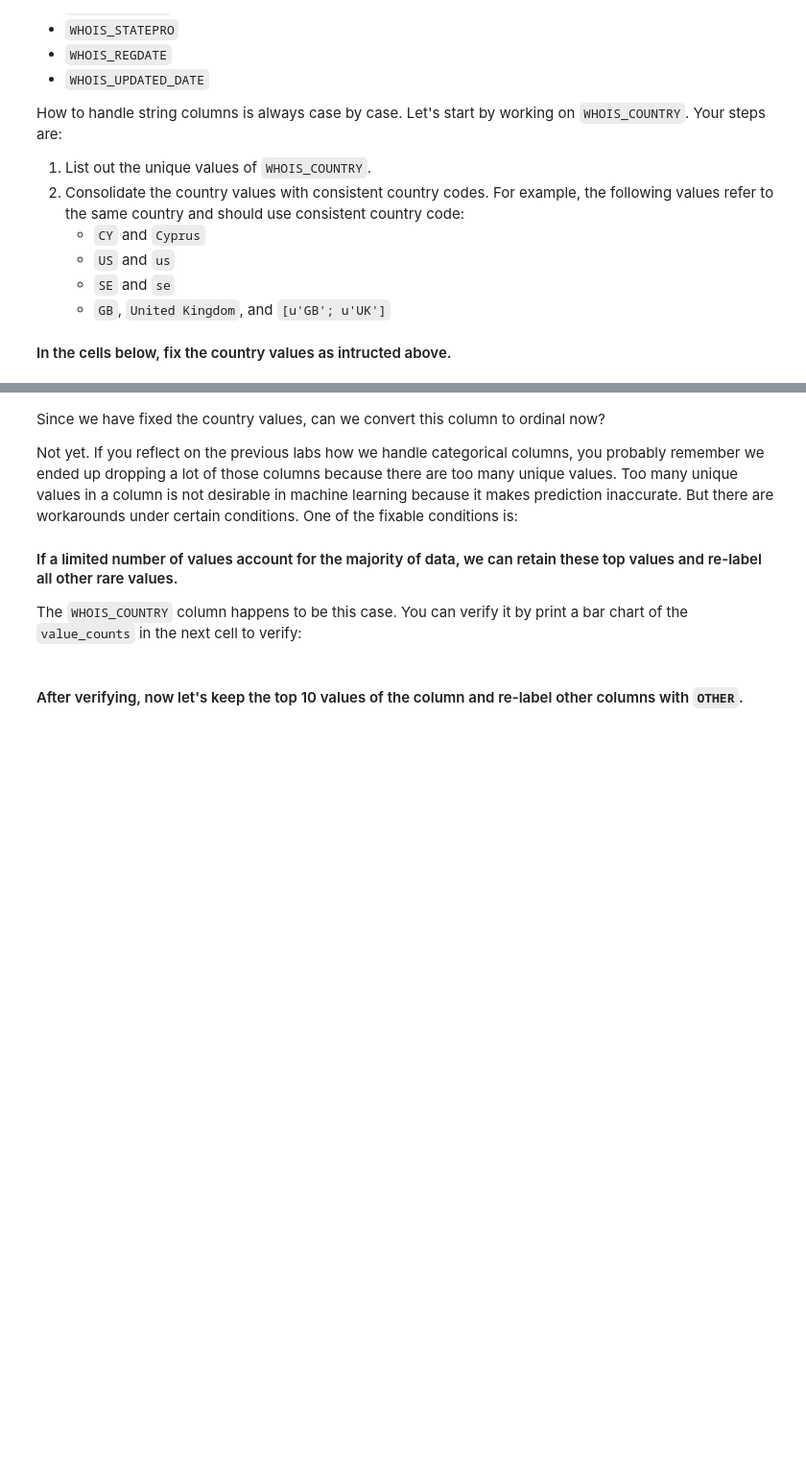
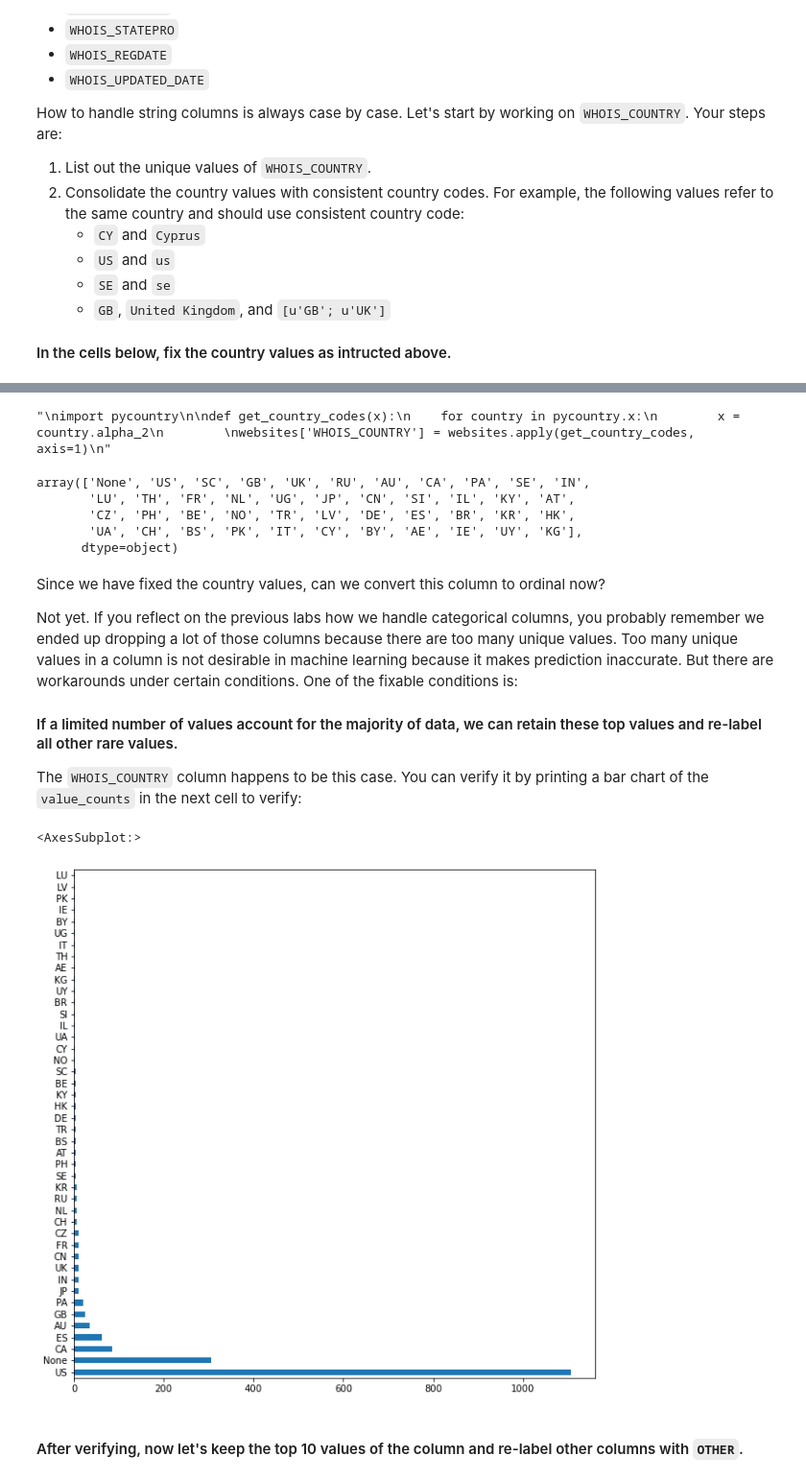
Before and after one commit to ta-data-remote/lab-supervised-learning, a Jupyter notebook: your-code/main.ipynb, the cells around one changed output, grey strips where cells are left out. Shown at 96% size. Cells and saved outputs as stored; diff of their text form; code cells hidden in the pictures; blank space fills up the shorter version.

```diff
--- a/your-code/main.ipynb
+++ b/your-code/main.ipynb
@@ -116,3 +253,28 @@ How to handle string columns is always case by case. Let's start by working on `
+# %%
+'''
+import pycountry
+
+def get_country_codes(x):
+    for country in pycountry.x:
+        x = country.alpha_2
+
+websites['WHOIS_COUNTRY'] = websites.apply(get_country_codes, axis=1)
+'''
+# %% [output]
+"\nimport pycountry\n\ndef get_country_codes(x):\n    for country in pycountry.x:\n        x = country.alpha_2\n        \nwebsites['WHOIS_COUNTRY'] = websites.apply(get_country_codes, axis=1)\n"
+# %%
+websites['WHOIS_COUNTRY'] = websites['WHOIS_COUNTRY'].apply(lambda x: x.replace(';', ''))
+# %%
+websites['WHOIS_COUNTRY'] = websites['WHOIS_COUNTRY'].replace({'Cyprus': 'CY', 'us': 'US', 'se': 'SE',
+                                                   'United Kingdom': 'GB', '[u\'GB\' u\'UK\']': 'GB', 'ru': 'RU'})
+# %%
+websites['WHOIS_COUNTRY'].unique()
+# %% [output]
+array(['None', 'US', 'SC', 'GB', 'UK', 'RU', 'AU', 'CA', 'PA', 'SE', 'IN',
+       'LU', 'TH', 'FR', 'NL', 'UG', 'JP', 'CN', 'SI', 'IL', 'KY', 'AT',
+       'CZ', 'PH', 'BE', 'NO', 'TR', 'LV', 'DE', 'ES', 'BR', 'KR', 'HK',
+       'UA', 'CH', 'BS', 'PK', 'IT', 'CY', 'BY', 'AE', 'IE', 'UY', 'KG'],
+      dtype=object)
 # %% [markdown]
 Since we have fixed the country values, can we convert this column to ordinal now?
 
@@ -120,4 +282,4 @@ Not yet. If you reflect on the previous labs how we handle categorical columns,
 
 #### If a limited number of values account for the majority of data, we can retain these top values and re-label all other rare values.
 
-The `WHOIS_COUNTRY` column happens to be this case. You can verify it by print a bar chart of the `value_counts` in the next cell to verify:
+The `WHOIS_COUNTRY` column happens to be this case. You can verify it by printing a bar chart of the `value_counts` in the next cell to verify:
@@ -126,2 +286,8 @@ The `WHOIS_COUNTRY` column happens to be this case. You can verify it by print a
+# %%
+plt.figure(figsize=(10, 10))
+websites['WHOIS_COUNTRY'].value_counts().plot(kind='barh')
+# %% [output]
+<AxesSubplot:>
+[figure, added]
 # %% [markdown]
 #### After verifying, now let's keep the top 10 values of the column and re-label other columns with `OTHER`.
```
Also changed, not shown: parts of 82 cells of this notebook.
